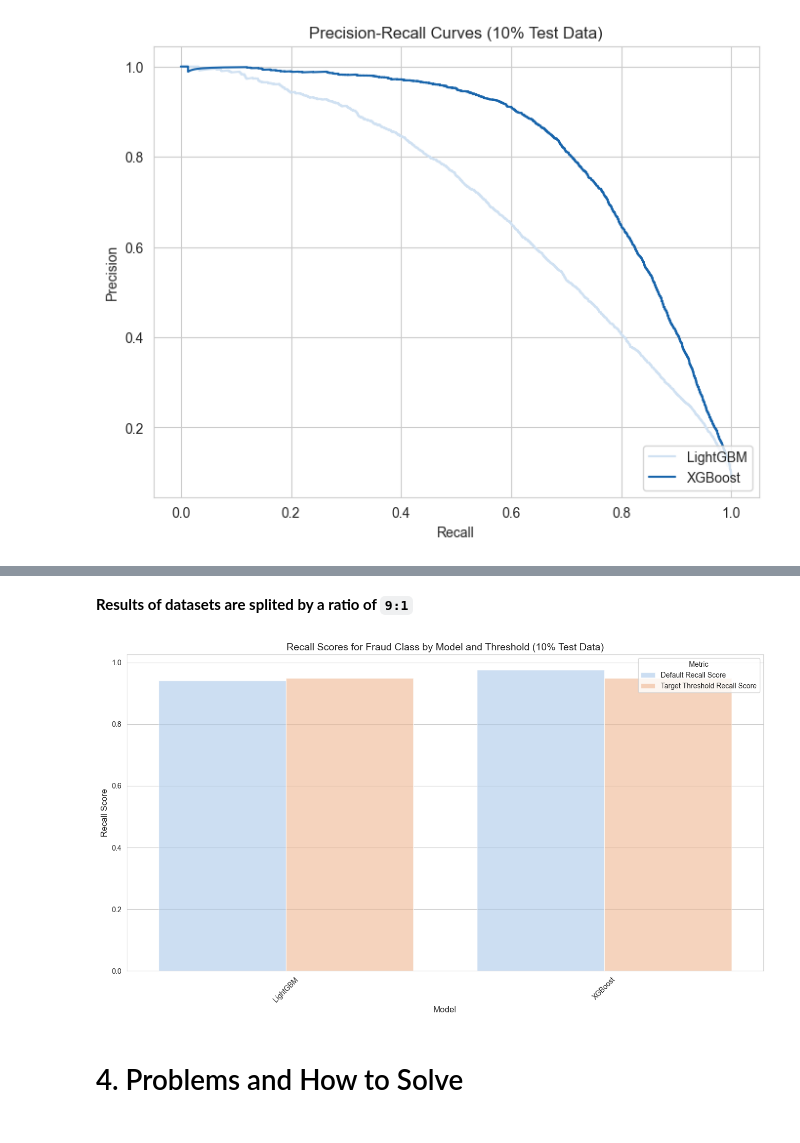
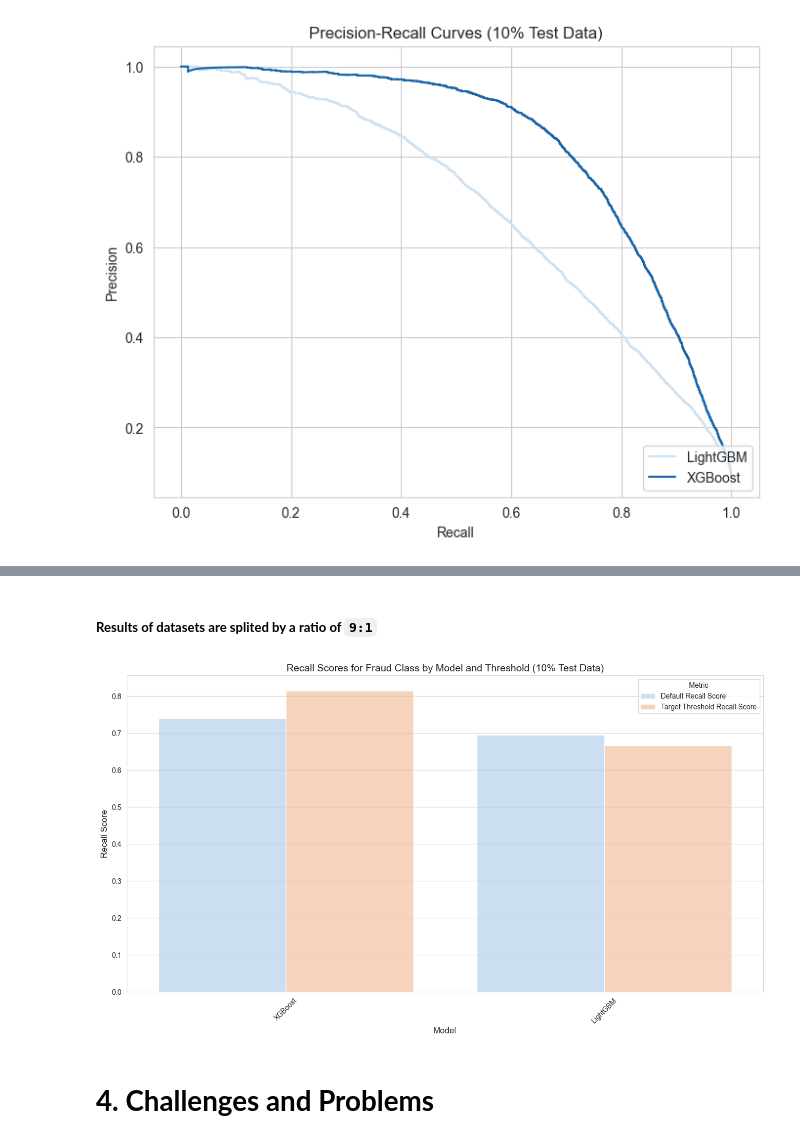
Before and after one commit to ParzHe/Fraud_detection_with_LightGBM_and_XGBoost, a Jupyter notebook: data mining._assignment.ipynb, the cells around one changed output, grey strips where cells are left out. Cells and saved outputs as stored; diff of their text form; code cells hidden in the pictures.

```diff
--- a/data mining._assignment.ipynb
+++ b/data mining._assignment.ipynb
@@ -2567,16 +3237,16 @@ plot_recall_scores(data_75, suffix=' (25% Test Data)')
 # %% [markdown]
-<b>Results of datasets are splited by a ratio of `9:1`
+##### <b>Results of datasets are splited by a ratio of `9:1`
 # %%
 # Create a dataframe with the recall scores for each model
 data_90 = pd.DataFrame({
     'Model': ['LightGBM', 'XGBoost'],
-    'Default Recall Score': [lgb_default_recall_90[0], xgb_default_recall_90[0]],
-    'Target Threshold Recall Score': [lgb_target_recall_90[0], xgb_target_recall_90[0]]
+    'Default Recall Score': [lgb_default_recall_90[1], xgb_default_recall_90[1]],
+    'Target Threshold Recall Score': [lgb_target_recall_90[1], xgb_target_recall_90[1]]
 })
 
 # Plot the recall scores for each model
 plot_recall_scores(data_90, suffix=' (10% Test Data)')
 # %% [output]
-[figure, old version]
+[figure, new version]
 # %% [markdown]
-# 4. Problems and How to Solve
+# **4. Challenges and Problems**
```
Also changed, not shown: parts of 106 cells of this notebook, 1 other file.
